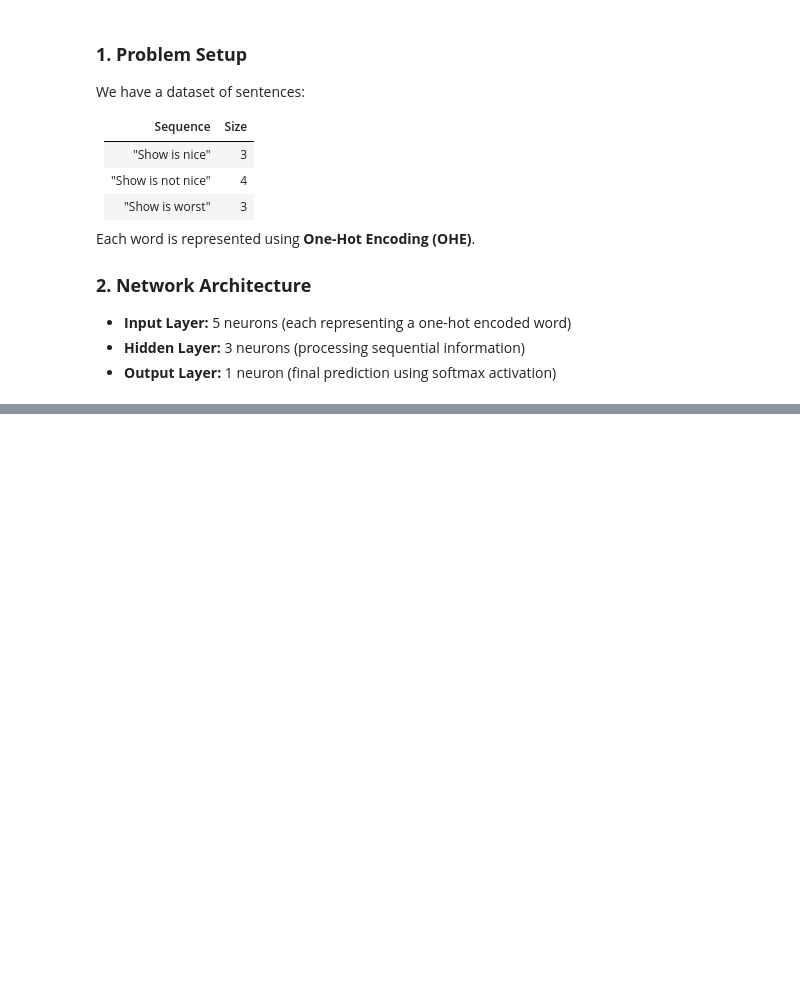
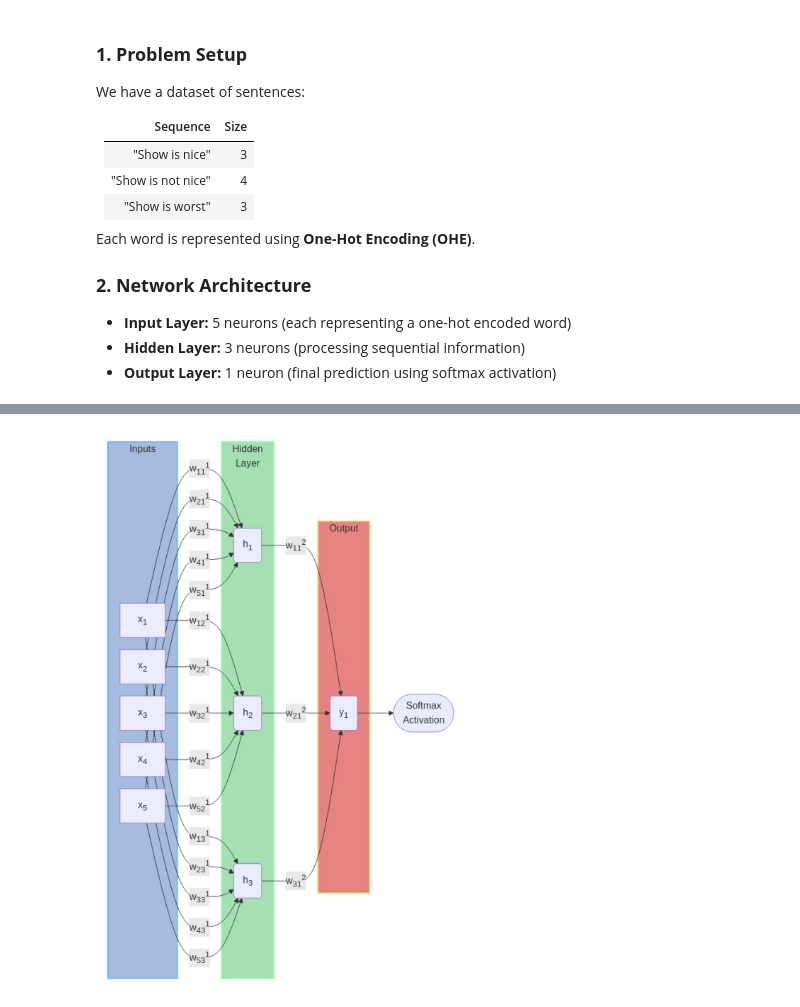
Before and after one commit to Naman-Agrawal19/DL, a Jupyter notebook: RNN.ipynb, the cells around one changed output, grey strips where cells are left out. Drawn from its saved outputs; the diff is of its cells as text; code cells hidden in the pictures; blank space fills up the shorter version.

```diff
--- a/RNN.ipynb
+++ b/RNN.ipynb
@@ -153,3 +103,71 @@ graph LR
+# %%
+#| code-fold: true
+import base64
+import io, requests
+from IPython.display import Image, display
+from PIL import Image as im
+import matplotlib.pyplot as plt
+
+def mm(graph):
+    graphbytes = graph.encode("utf8")
+    base64_bytes = base64.urlsafe_b64encode(graphbytes)
+    base64_string = base64_bytes.decode("ascii")
+    img = im.open(io.BytesIO(requests.get('https://mermaid.ink/img/' + base64_string).content))
+    plt.figure(figsize=(15,10))
+    plt.axis('off') # allow to hide axis
+    plt.imshow(img)
+
+mm("""
+%%{init: {"flowchart": {"nodeSpacing": 20, "rankSpacing": 40, 'height':1}}}%%
+graph LR
+    subgraph Inputs
+        direction LR
+        style Inputs fill:#a7bde0,stroke:#64b5f6,font-size:30,stroke-width:2px
+        x1[x<sub>1</sub>]
+        x2[x<sub>2</sub>]
+        x3[x<sub>3</sub>]
+        x4[x<sub>4</sub>]
+        x5[x<sub>5</sub>]
+    end
+
+    subgraph "hidden-layer" ["Hidden \nLayer"]
+        direction LR
+        style hidden-layer fill:#a7e0b3,stroke:#85ff9f,font-size:30,stroke-width:2px
+        h1(h<sub>1</sub>)
+        h2(h<sub>2</sub>)
+        h3(h<sub>3</sub>)
+    end
+
+    subgraph Output
+        direction LR
+        style Output fill:#e78383,stroke:#f8cc52,font-size:30,stroke-width:2px
+        y(y<sub>1</sub>)
+    end
+
+    x1 --> |w<sub>11</sub><sup>1</sup>| h1
+    x1 --> |w<sub>12</sub><sup>1</sup>| h2
+    x1 --> |w<sub>13</sub><sup>1</sup>| h3
+    x2 --> |w<sub>21</sub><sup>1</sup>| h1
+    x2 --> |w<sub>22</sub><sup>1</sup>| h2
+    x2 --> |w<sub>23</sub><sup>1</sup>| h3
+    x3 --> |w<sub>31</sub><sup>1</sup>| h1
+    x3 --> |w<sub>32</sub><sup>1</sup>| h2
+    x3 --> |w<sub>33</sub><sup>1</sup>| h3
+    x4 --> |w<sub>41</sub><sup>1</sup>| h1
+    x4 --> |w<sub>42</sub><sup>1</sup>| h2
+    x4 --> |w<sub>43</sub><sup>1</sup>| h3
+    x5 --> |w<sub>51</sub><sup>1</sup>| h1
+    x5 --> |w<sub>52</sub><sup>1</sup>| h2
+    x5 --> |w<sub>53</sub><sup>1</sup>| h3
+
+    h1 --> |w<sub>11</sub><sup>2</sup>| y
+    h2 --> |w<sub>21</sub><sup>2</sup>| y
+    h3 --> |w<sub>31</sub><sup>2</sup>| y
+
+    y --> Out(["Softmax \nActivation"])
+""")
+# %% [output]
+[figure, added]
 # %% [markdown]
 ### **3. One-Hot Encoding Representation**
 Since we have five unique words {"Show", "is", "nice", "worst", "not"}, each word is a 5-dimensional vector:
```
Also changed, not shown: parts of 5 cells of this notebook.
